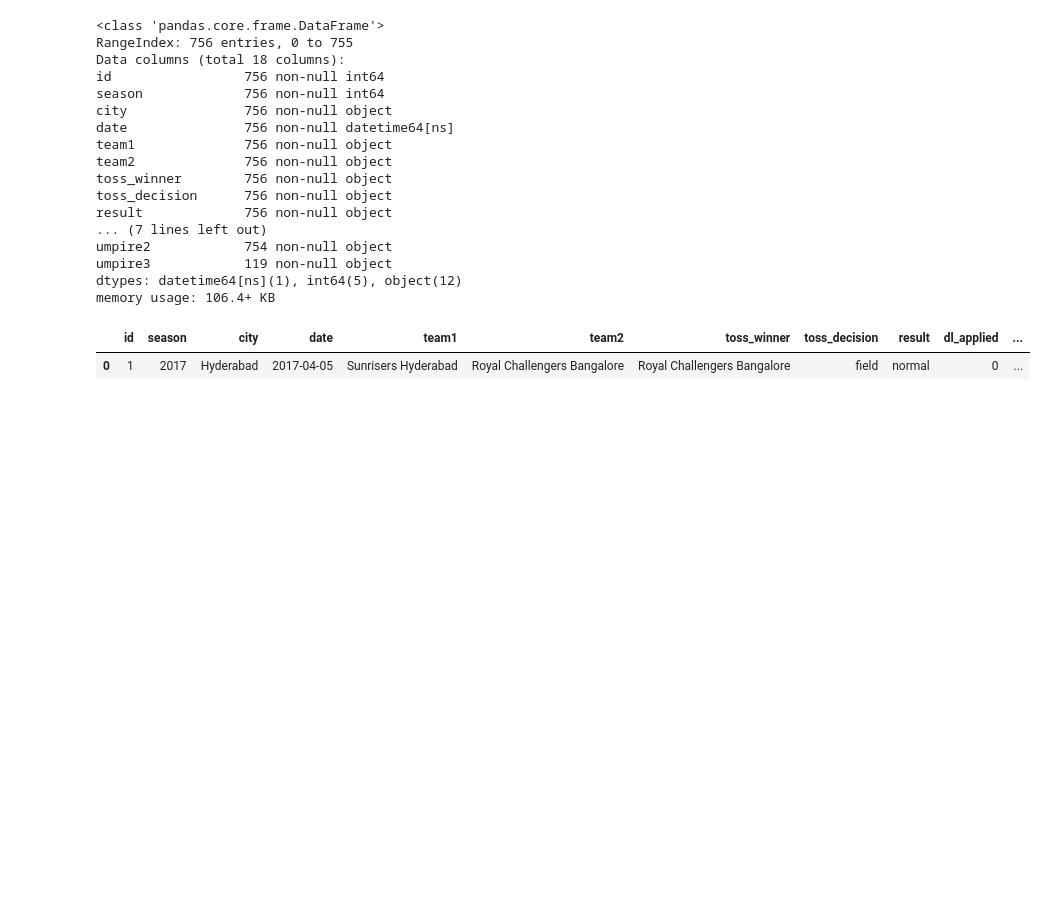
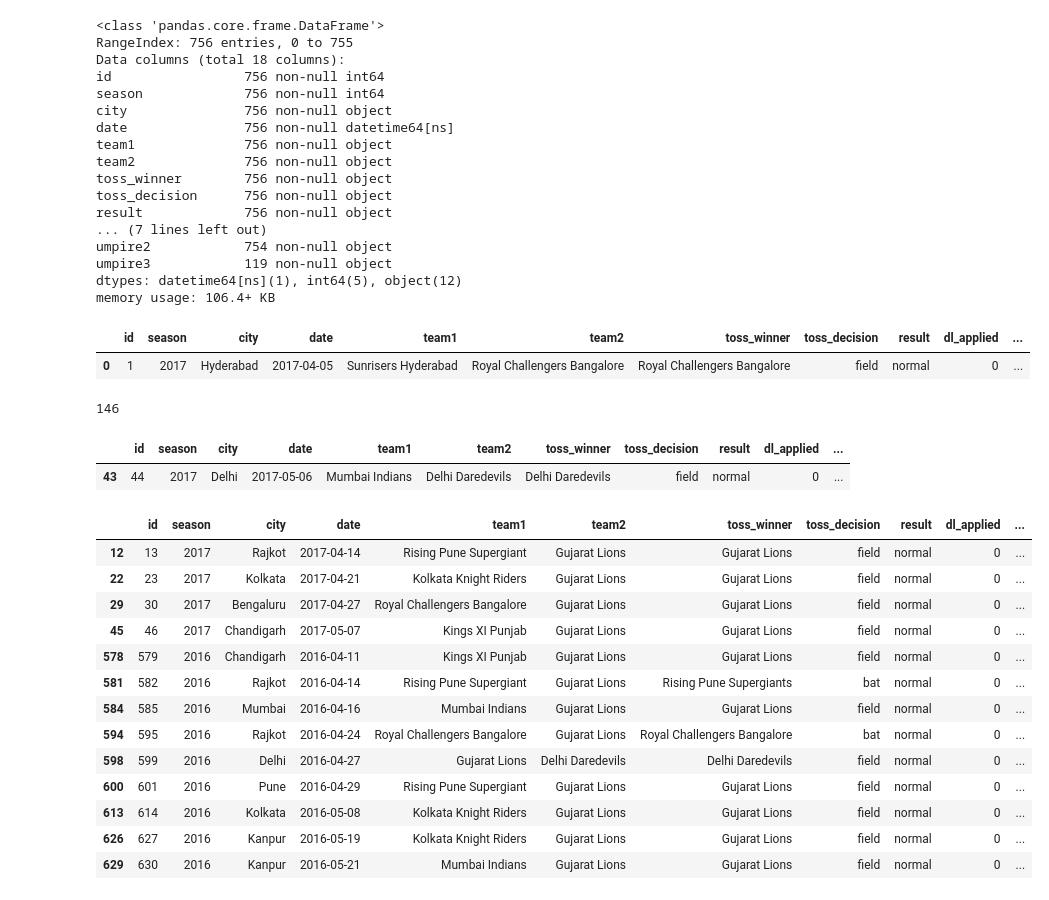
Before and after one commit to sheldonr15/IPL_data, a Jupyter notebook: notebooks/my_capstone4_freshman.ipynb, the cells around one changed output. Saved outputs shown, nothing was run; the diff lists cells and outputs as text; code cells hidden in the pictures; blank space fills up the shorter version.

```diff
--- a/notebooks/my_capstone4_freshman.ipynb
+++ b/notebooks/my_capstone4_freshman.ipynb
@@ -46,3 +46,12 @@ df.head(1)
 # %% [output]
 |  | id | season | city | date | team1 | team2 | toss_winner | toss_decision | result | dl_applied | ... |
 | 0 | 1 | 2017 | Hyderabad | 2017-04-05 | Sunrisers Hyderabad | Royal Challengers Bangalore | Royal Challengers Bangalore | field | normal | 0 | ... |
+# %%
+df["win_by_runs"].max()
+# %% [output]
+146
+# %%
+df.query("win_by_runs == 146")
+# %% [output]
+|  | id | season | city | date | team1 | team2 | toss_winner | toss_decision | result | dl_applied | ... |
+| 43 | 44 | 2017 | Delhi | 2017-05-06 | Mumbai Indians | Delhi Daredevils | Delhi Daredevils | field | normal | 0 | ... |
@@ -50,3 +63,20 @@ df.head(1)
 # query = f"season == {2008}"
 # query_df = df.query(query)["winner"].value_counts().reset_index()
 # query_df
+# %%
+df.query("winner==\"Gujarat Lions\"")
+# %% [output]
+|  | id | season | city | date | team1 | team2 | toss_winner | toss_decision | result | dl_applied | ... |
+| 12 | 13 | 2017 | Rajkot | 2017-04-14 | Rising Pune Supergiant | Gujarat Lions | Gujarat Lions | field | normal | 0 | ... |
+| 22 | 23 | 2017 | Kolkata | 2017-04-21 | Kolkata Knight Riders | Gujarat Lions | Gujarat Lions | field | normal | 0 | ... |
+| 29 | 30 | 2017 | Bengaluru | 2017-04-27 | Royal Challengers Bangalore | Gujarat Lions | Gujarat Lions | field | normal | 0 | ... |
+| 45 | 46 | 2017 | Chandigarh | 2017-05-07 | Kings XI Punjab | Gujarat Lions | Gujarat Lions | field | normal | 0 | ... |
+| 578 | 579 | 2016 | Chandigarh | 2016-04-11 | Kings XI Punjab | Gujarat Lions | Gujarat Lions | field | normal | 0 | ... |
+| 581 | 582 | 2016 | Rajkot | 2016-04-14 | Rising Pune Supergiant | Gujarat Lions | Rising Pune Supergiants | bat | normal | 0 | ... |
+| 584 | 585 | 2016 | Mumbai | 2016-04-16 | Mumbai Indians | Gujarat Lions | Gujarat Lions | field | normal | 0 | ... |
+| 594 | 595 | 2016 | Rajkot | 2016-04-24 | Royal Challengers Bangalore | Gujarat Lions | Royal Challengers Bangalore | bat | normal | 0 | ... |
+| 598 | 599 | 2016 | Delhi | 2016-04-27 | Gujarat Lions | Delhi Daredevils | Delhi Daredevils | field | normal | 0 | ... |
+| 600 | 601 | 2016 | Pune | 2016-04-29 | Rising Pune Supergiant | Gujarat Lions | Gujarat Lions | field | normal | 0 | ... |
+| 613 | 614 | 2016 | Kolkata | 2016-05-08 | Kolkata Knight Riders | Gujarat Lions | Gujarat Lions | field | normal | 0 | ... |
+| 626 | 627 | 2016 | Kanpur | 2016-05-19 | Kolkata Knight Riders | Gujarat Lions | Gujarat Lions | field | normal | 0 | ... |
+| 629 | 630 | 2016 | Kanpur | 2016-05-21 | Mumbai Indians | Gujarat Lions | Gujarat Lions | field | normal | 0 | ... |
```
Also changed, not shown: parts of 10 cells of this notebook, 5 other files.
